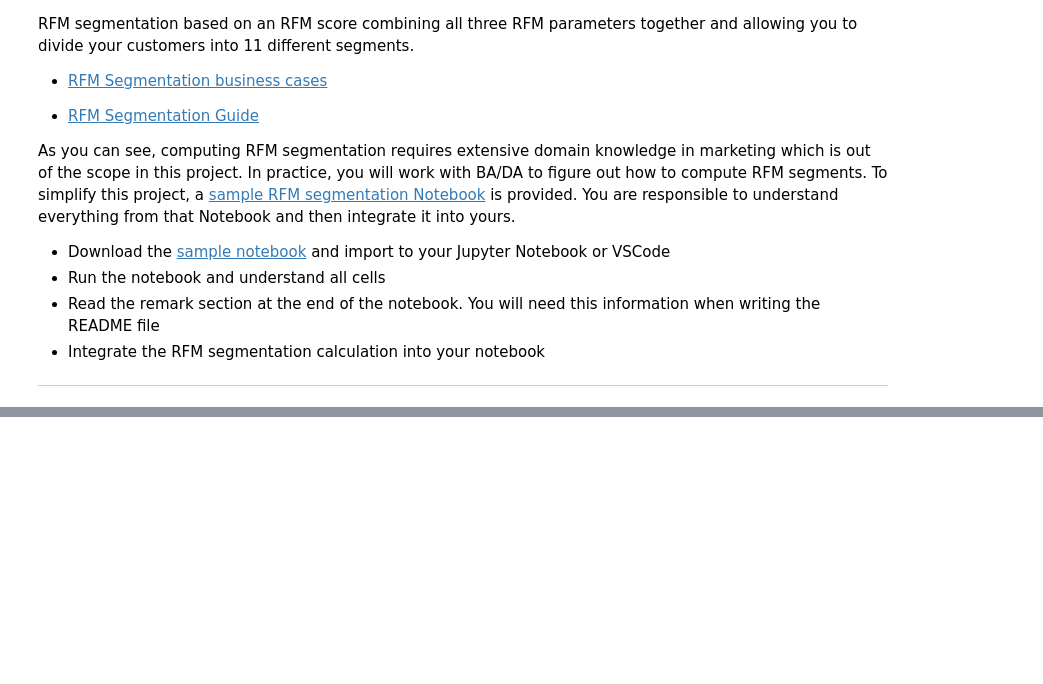
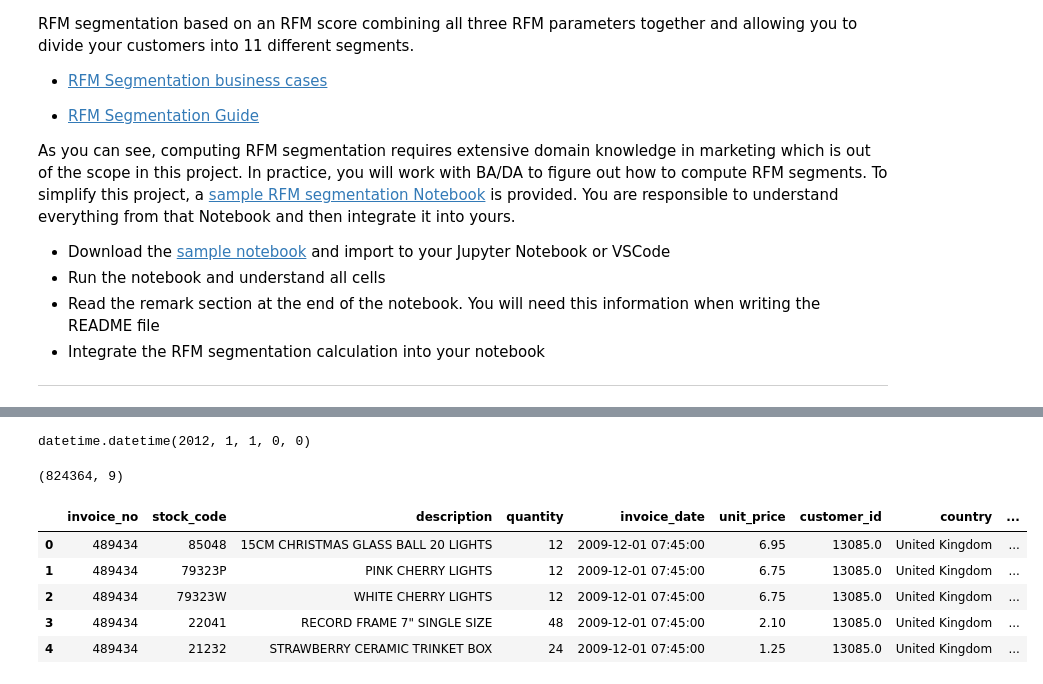
Before and after one commit to jarviscanada/jarvis_data_eng_AndresOsorio, a Jupyter notebook: python_data_wrangling/retail_data_analytics_wrangling.ipynb, the cells around one changed output, grey strips where cells are left out. Cells and saved outputs as stored; diff of their text form; code cells hidden in the pictures; blank space fills up the shorter version.

```diff
--- a/python_data_wrangling/retail_data_analytics_wrangling.ipynb
+++ b/python_data_wrangling/retail_data_analytics_wrangling.ipynb
@@ -504,0 +580,25 @@ As you can see, computing RFM segmentation requires extensive domain knowledge i
+# %%
+#to make the assessment easier, today's date is set as January 1, 2012.
+from datetime import datetime as dt
+today = dt(2012,1,1)
+today
+# %% [output]
+datetime.datetime(2012, 1, 1, 0, 0)
+# %%
+#changing the data type of the order date
+df['invoice_date'] = pd.to_datetime(df['invoice_date'])
+# %%
+df.dropna(inplace = True) #removal of observation units with missing data from df
+# %%
+df.shape
+# %% [output]
+(824364, 9)
+# %%
+df.head()
+# %% [output]
+|  | invoice_no | stock_code | description | quantity | invoice_date | unit_price | customer_id | country | ... |
+| 0 | 489434 | 85048 | 15CM CHRISTMAS GLASS BALL 20 LIGHTS | 12 | 2009-12-01 07:45:00 | 6.95 | 13085.0 | United Kingdom | ... |
+| 1 | 489434 | 79323P | PINK CHERRY LIGHTS | 12 | 2009-12-01 07:45:00 | 6.75 | 13085.0 | United Kingdom | ... |
+| 2 | 489434 | 79323W | WHITE CHERRY LIGHTS | 12 | 2009-12-01 07:45:00 | 6.75 | 13085.0 | United Kingdom | ... |
+| 3 | 489434 | 22041 | RECORD FRAME 7" SINGLE SIZE | 48 | 2009-12-01 07:45:00 | 2.10 | 13085.0 | United Kingdom | ... |
+| 4 | 489434 | 21232 | STRAWBERRY CERAMIC TRINKET BOX | 24 | 2009-12-01 07:45:00 | 1.25 | 13085.0 | United Kingdom | ... |
```
Also changed, not shown: parts of 26 cells of this notebook.
